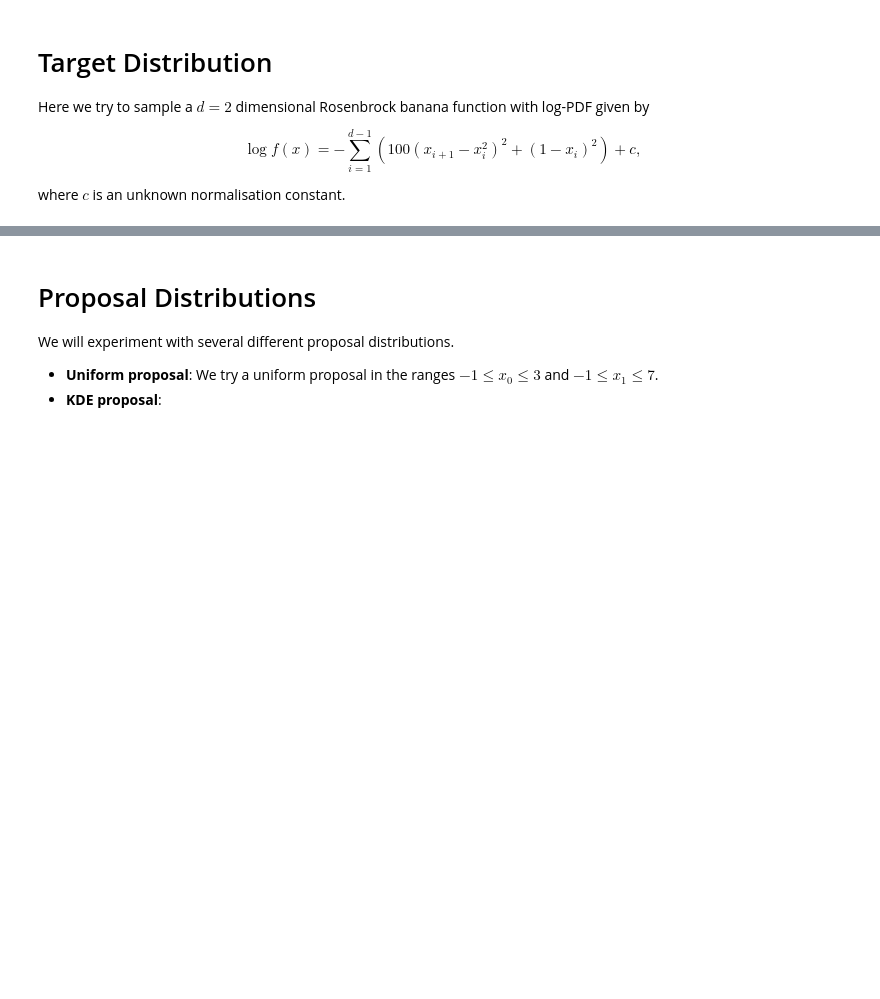
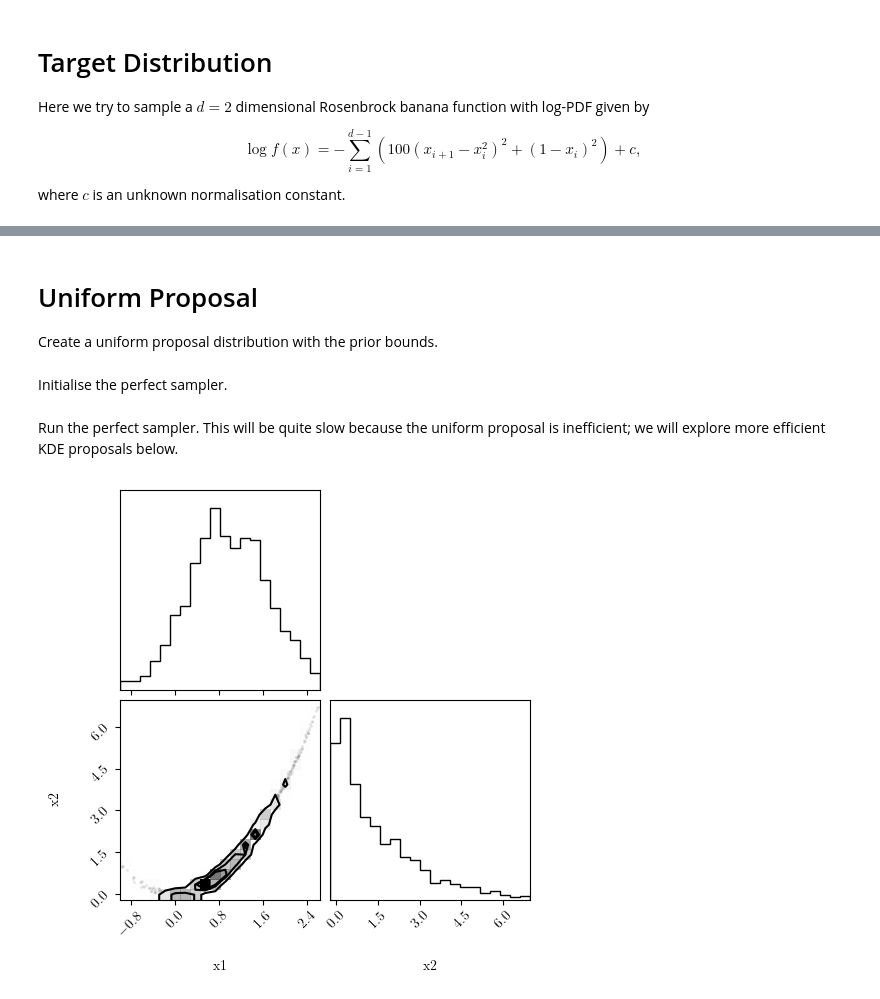
Before and after one commit to cjm96/mcmc_infinity, a Jupyter notebook: mcmc_infinity/examples/rosenbrock_demo.ipynb, the cells around one changed output, grey strips where cells are left out. Drawn from its saved outputs; the diff is of its cells as text; code cells hidden in the pictures; blank space fills up the shorter version.

```diff
--- a/mcmc_infinity/examples/rosenbrock_demo.ipynb
+++ b/mcmc_infinity/examples/rosenbrock_demo.ipynb
@@ -46,11 +49,10 @@ plt.show()
-# %% [markdown]
-# Proposal Distributions
-
-We will experiment with several different proposal distributions.
-
- - __Uniform proposal__: We try a uniform proposal in the ranges $-1\leq x_0 \leq 3$ and $-1\leq x_1 \leq 7$.
- - __KDE proposal__:
+# %% [markdown]
+# Uniform Proposal
+
+Create a uniform proposal distribution with the prior bounds.
 # %%
 bounds = np.array([[-1.0, 3.0], [-1.0, 7.0]])
 
 uniform_proposal = mc.uniform_proposal.UniformProposal(dim, bounds)
+# %% [markdown]
+Initialise the perfect sampler.
@@ -56,0 +64,15 @@ uniform_proposal = mc.uniform_proposal.UniformProposal(dim, bounds)
+# %% [markdown]
+Run the perfect sampler. This will be quite slow because the uniform proposal is inefficient; we will explore more efficient KDE proposals below.
+# %%
+T = 2
+
+num_samples = 1000
+
+samples_uniform, T_uniform = sampler_uniform.get_perfect_samples(T,
+                                                                num_samples,
+                                                                return_T=True)
+# %%
+corner.corner(np.array(samples_uniform), ranges=bounds, labels=['x1','x2'])
+plt.show()
+# %% [output]
+[figure, added]
```
Also changed, not shown: parts of 25 cells of this notebook, 1 other file.
